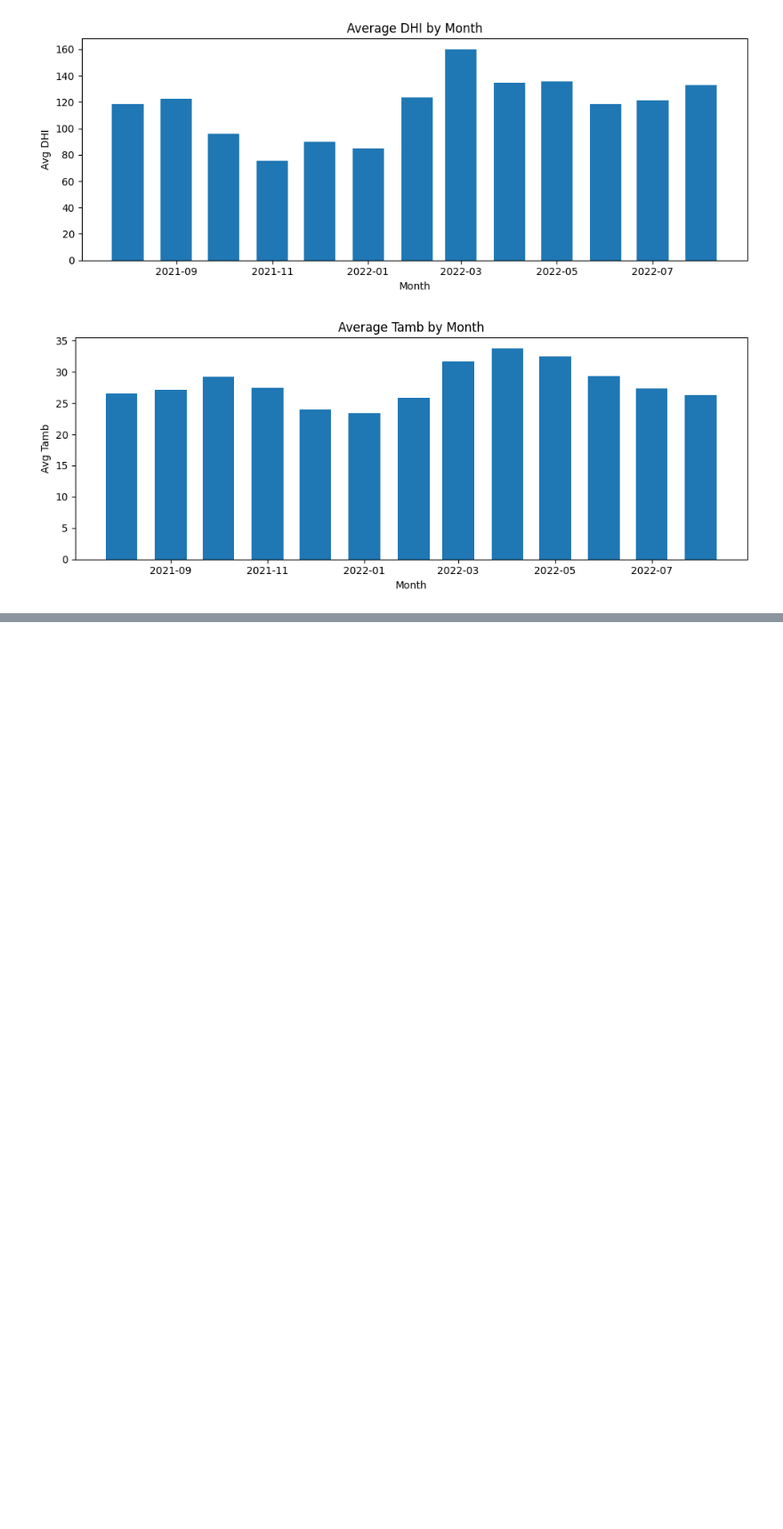
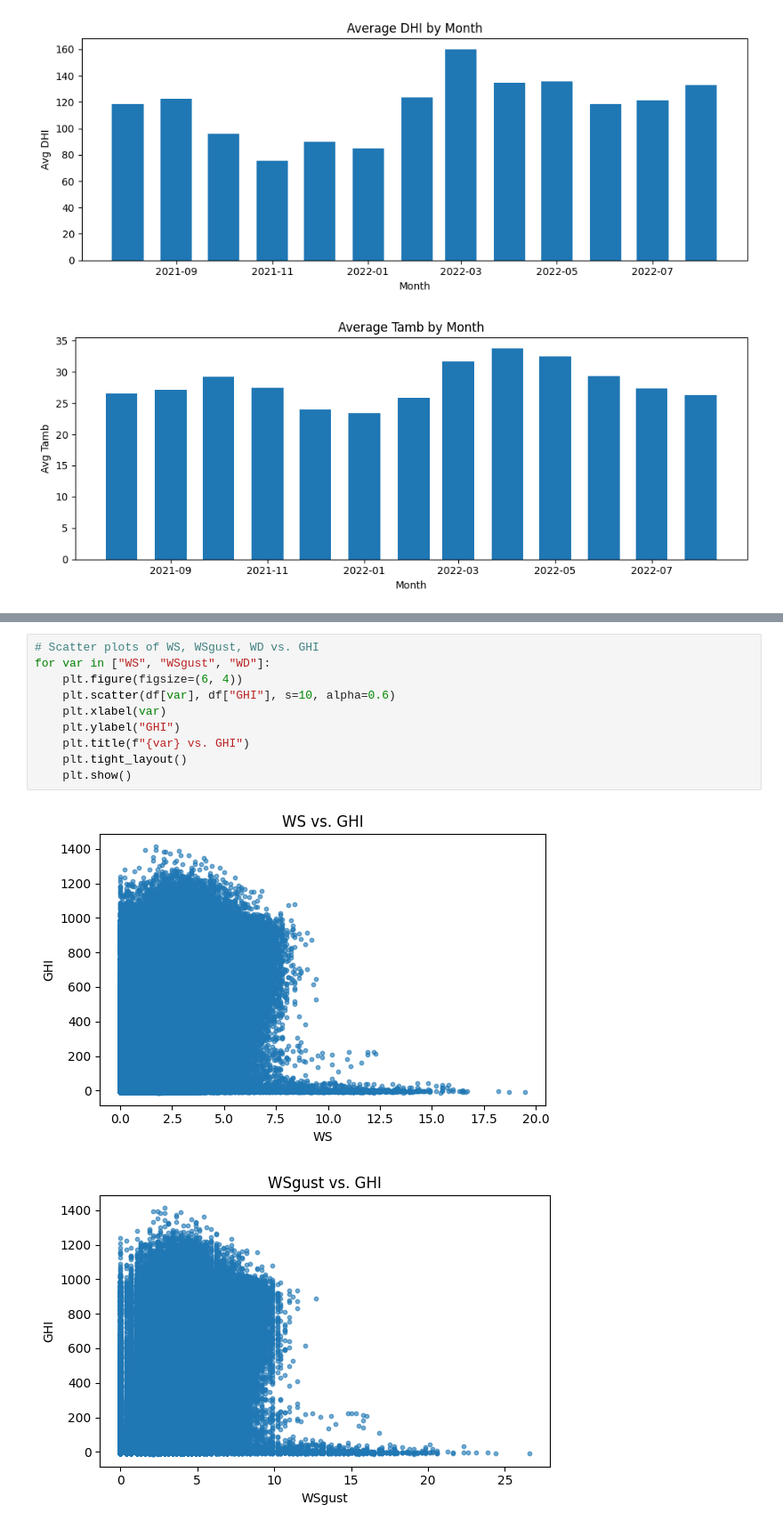
Before and after one commit to yohannesalex/solar-challenge-week1, a Jupyter notebook: notebooks/benin_eda.ipynb, the cells around one changed output, grey strips where cells are left out. Shown at 89% size. Saved outputs shown, nothing was run; the diff lists cells and outputs as text; blank space fills up the shorter version.

```diff
--- a/notebooks/benin_eda.ipynb
+++ b/notebooks/benin_eda.ipynb
@@ -194,0 +248,13 @@ for var in ["GHI", "DNI", "DHI", "Tamb"]:
+# %%
+# Scatter plots of WS, WSgust, WD vs. GHI
+for var in ["WS", "WSgust", "WD"]:
+    plt.figure(figsize=(6, 4))
+    plt.scatter(df[var], df["GHI"], s=10, alpha=0.6)
+    plt.xlabel(var)
+    plt.ylabel("GHI")
+    plt.title(f"{var} vs. GHI")
+    plt.tight_layout()
+    plt.show()
+# %% [output]
+[figure, added]
+[figure, added]
```
Also changed, not shown: parts of 8 cells of this notebook.
